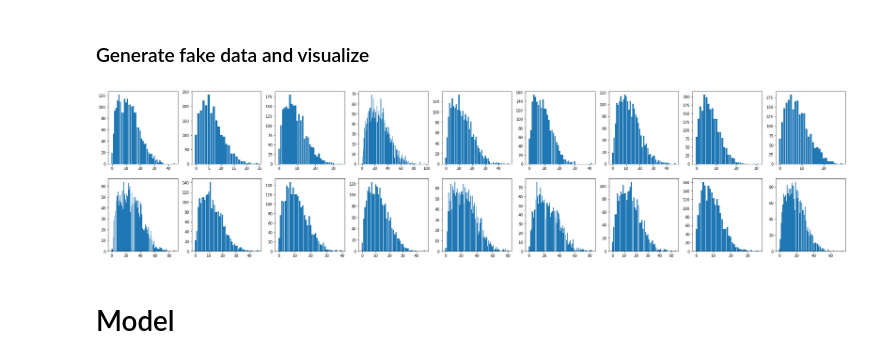
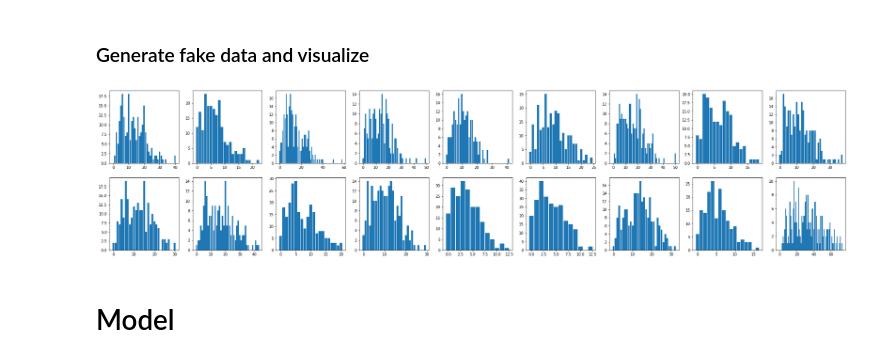
Before and after one commit to broadinstitute/tissue_purifier, a Jupyter notebook: notebooks/tp_02_validation_PYRO.ipynb, the cells around one changed output. Drawn from its saved outputs; the diff is of its cells as text; code cells hidden in the pictures.

```diff
--- a/notebooks/tp_02_validation_PYRO.ipynb
+++ b/notebooks/tp_02_validation_PYRO.ipynb
@@ -215,29 +215,27 @@ def plot_log_prob(cell_types_n, log_prob_ng, other_log_prob_ng=None, ncols=4, bi
 # %%
 from tissue_purifier.model_utils.gene_regression import (
     generate_fake_data,
     GeneDataset,
-    model_poisson_log_normal,
-    guide_poisson_log_normal,
-    train_helper,
+    GeneRegression,
     train_test_val_split
 )
 
 fake_dataset: GeneDataset = generate_fake_data(
-    cells=20000,
-    genes=500,
+    cells=2000,
+    genes=50,
     covariates=20,
     cell_types=9,
     alpha_scale=0.01,
     alpha0_loc=-5.0,
     alpha0_scale=0.5,
     noise_scale= 0.1)
 
 
 counts_ng = fake_dataset.counts
 cell_types_n = fake_dataset.cell_type_ids
 fig = plot_few_gene_hist(cell_types_n, counts_ng[:,:2])
 fig
 # %% [output]
-[figure, old version]
+[figure, new version]
 # %% [markdown]
 # Model
```
Also changed, not shown: parts of 35 cells of this notebook.
